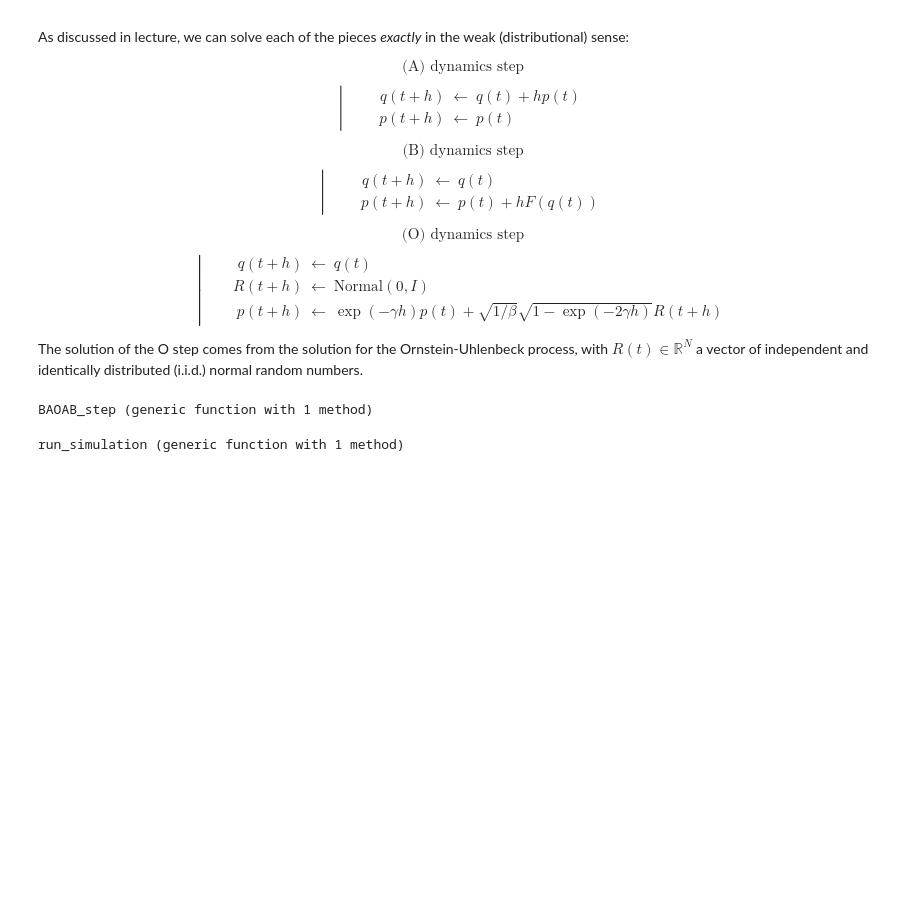
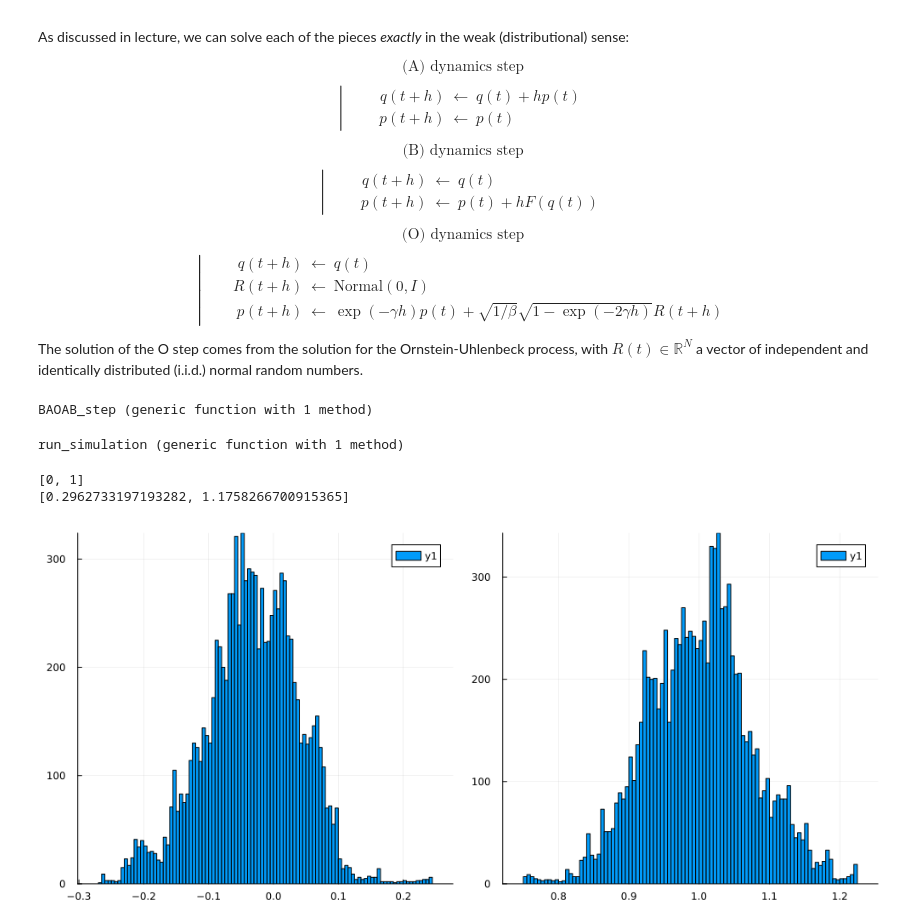
Before and after one commit to will-r-smith/Stochastic-Gradient-Langevin-Dynamics, a Jupyter notebook: models/BAOAB.ipynb, the cells around one changed output. Drawn from its saved outputs; the diff is of its cells as text; code cells hidden in the pictures; blank space fills up the shorter version.

```diff
--- a/models/BAOAB.ipynb
+++ b/models/BAOAB.ipynb
@@ -132,17 +132,33 @@ run_simulation (generic function with 1 method)
 # %%
 using Random
 
 # Initialize one walker from a Gaussian distribution
-q0 = randn(2)
+q0 = [0,1]
 p0 = randn(2)
+
+println(q0)
+println(p0)
 
 Nsteps = 10000
 h = 0.001
 A = 10.0
 beta = 1.0
 N = 1000
 n = 10
 Samples = randn(N)
 
 # Run one long trajectory of Nsteps, using the ABO scheme
 q_traj, p_traj, t_traj = run_simulation(q0, p0, Nsteps, h, A, beta, Samples, BAOAB_step, grad_U, N, n);
+using Plots
+# plot(t_traj, q_traj, xlabel="Time \$t\$", ylabel="\$q(t)\$", title="Trajectory of \$q\$")
+
+plot(
+    histogram(q_traj[:,1], bins=100),
+    histogram(q_traj[:,2], bins=100),
+    layout=(1,2),
+    size=(1000, 450)
+)
+# %% [output]
+[0, 1]
+[0.2962733197193282, 1.1758266700915365]
+[figure, added]
```
Also changed, not shown: parts of 2 cells of this notebook, 1 other file.
